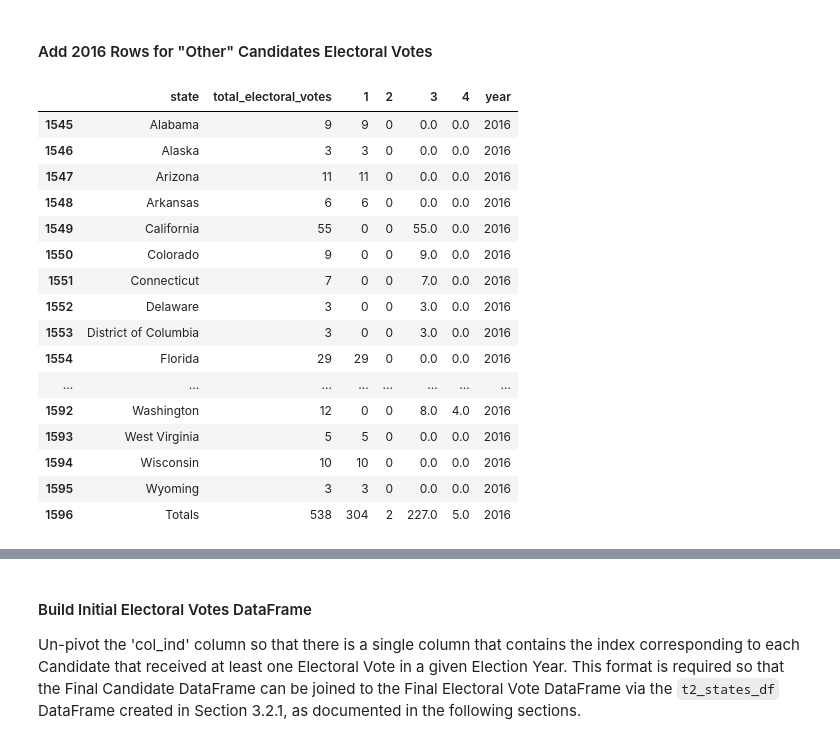
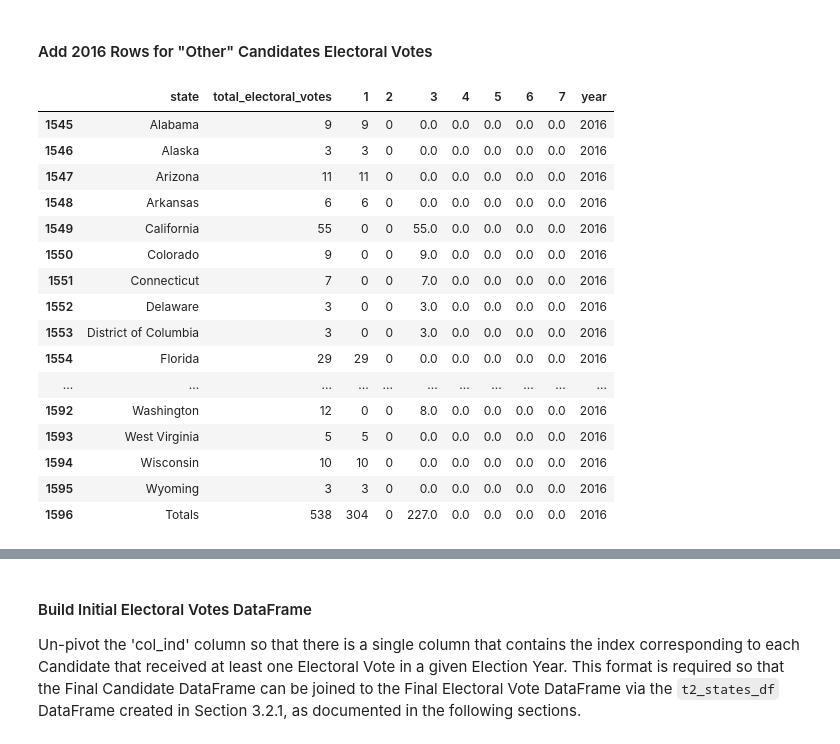
Before and after one commit to frederick-douglas-pearce/us-presidential-vote-analysis, a Jupyter notebook: step1_electoral_college_data.ipynb, the cells around one changed output, grey strips where cells are left out. Cells and saved outputs as stored; diff of their text form; code cells hidden in the pictures.

Commit message:
Update electoral votes for other candidates

```diff
--- a/step1_electoral_college_data.ipynb
+++ b/step1_electoral_college_data.ipynb
@@ -1196,22 +1197,28 @@ t2_votes_df.head(10)
 #### Add 2016 Rows for "Other" Candidates Electoral Votes
 # %%
 other_vote_inds = t2_votes_df[t2_votes_df['year']==2016].index
-t2_votes_df.loc[other_vote_inds, :]
-# %% [output]
-|  | state | total_electoral_votes | 1 | 2 | 3 | 4 | year |
-| 1545 | Alabama | 9 | 9 | 0 | 0.0 | 0.0 | 2016 |
-| 1546 | Alaska | 3 | 3 | 0 | 0.0 | 0.0 | 2016 |
-| 1547 | Arizona | 11 | 11 | 0 | 0.0 | 0.0 | 2016 |
-| 1548 | Arkansas | 6 | 6 | 0 | 0.0 | 0.0 | 2016 |
-| 1549 | California | 55 | 0 | 0 | 55.0 | 0.0 | 2016 |
-| 1550 | Colorado | 9 | 0 | 0 | 9.0 | 0.0 | 2016 |
-| 1551 | Connecticut | 7 | 0 | 0 | 7.0 | 0.0 | 2016 |
-| 1552 | Delaware | 3 | 0 | 0 | 3.0 | 0.0 | 2016 |
-| 1553 | District of Columbia | 3 | 0 | 0 | 3.0 | 0.0 | 2016 |
-| 1554 | Florida | 29 | 29 | 0 | 0.0 | 0.0 | 2016 |
-| ... | ... | ... | ... | ... | ... | ... | ... |
-| 1592 | Washington | 12 | 0 | 0 | 8.0 | 4.0 | 2016 |
-| 1593 | West Virginia | 5 | 5 | 0 | 0.0 | 0.0 | 2016 |
-| 1594 | Wisconsin | 10 | 10 | 0 | 0.0 | 0.0 | 2016 |
-| 1595 | Wyoming | 3 | 3 | 0 | 0.0 | 0.0 | 2016 |
-| 1596 | Totals | 538 | 304 | 2 | 227.0 | 5.0 | 2016 |
+# %%
+# Set Existing Vote data for "Other" Candidate columns with 'col_ind' = 2, 4
+# to zero, and initialize columns for 'col_ind' = 5, 6, 7 with a value of zero
+# Then, reorder columns so year is last
+t2_votes_df.loc[other_vote_inds, [2, 4, 5, 6, 7]] = 0
+t2_votes_df = t2_votes_df.iloc[:, [0, 1, 2, 3, 4, 5, 7, 8, 9, 6]]
+t2_votes_df.loc[other_vote_inds, :]
+# %% [output]
+|  | state | total_electoral_votes | 1 | 2 | 3 | 4 | 5 | 6 | 7 | year |
+| 1545 | Alabama | 9 | 9 | 0 | 0.0 | 0.0 | 0.0 | 0.0 | 0.0 | 2016 |
+| 1546 | Alaska | 3 | 3 | 0 | 0.0 | 0.0 | 0.0 | 0.0 | 0.0 | 2016 |
+| 1547 | Arizona | 11 | 11 | 0 | 0.0 | 0.0 | 0.0 | 0.0 | 0.0 | 2016 |
+| 1548 | Arkansas | 6 | 6 | 0 | 0.0 | 0.0 | 0.0 | 0.0 | 0.0 | 2016 |
+| 1549 | California | 55 | 0 | 0 | 55.0 | 0.0 | 0.0 | 0.0 | 0.0 | 2016 |
+| 1550 | Colorado | 9 | 0 | 0 | 9.0 | 0.0 | 0.0 | 0.0 | 0.0 | 2016 |
+| 1551 | Connecticut | 7 | 0 | 0 | 7.0 | 0.0 | 0.0 | 0.0 | 0.0 | 2016 |
+| 1552 | Delaware | 3 | 0 | 0 | 3.0 | 0.0 | 0.0 | 0.0 | 0.0 | 2016 |
+| 1553 | District of Columbia | 3 | 0 | 0 | 3.0 | 0.0 | 0.0 | 0.0 | 0.0 | 2016 |
+| 1554 | Florida | 29 | 29 | 0 | 0.0 | 0.0 | 0.0 | 0.0 | 0.0 | 2016 |
+| ... | ... | ... | ... | ... | ... | ... | ... | ... | ... | ... |
+| 1592 | Washington | 12 | 0 | 0 | 8.0 | 0.0 | 0.0 | 0.0 | 0.0 | 2016 |
+| 1593 | West Virginia | 5 | 5 | 0 | 0.0 | 0.0 | 0.0 | 0.0 | 0.0 | 2016 |
+| 1594 | Wisconsin | 10 | 10 | 0 | 0.0 | 0.0 | 0.0 | 0.0 | 0.0 | 2016 |
+| 1595 | Wyoming | 3 | 3 | 0 | 0.0 | 0.0 | 0.0 | 0.0 | 0.0 | 2016 |
+| 1596 | Totals | 538 | 304 | 0 | 227.0 | 0.0 | 0.0 | 0.0 | 0.0 | 2016 |
```
Also changed, not shown: parts of 6 cells of this notebook.
